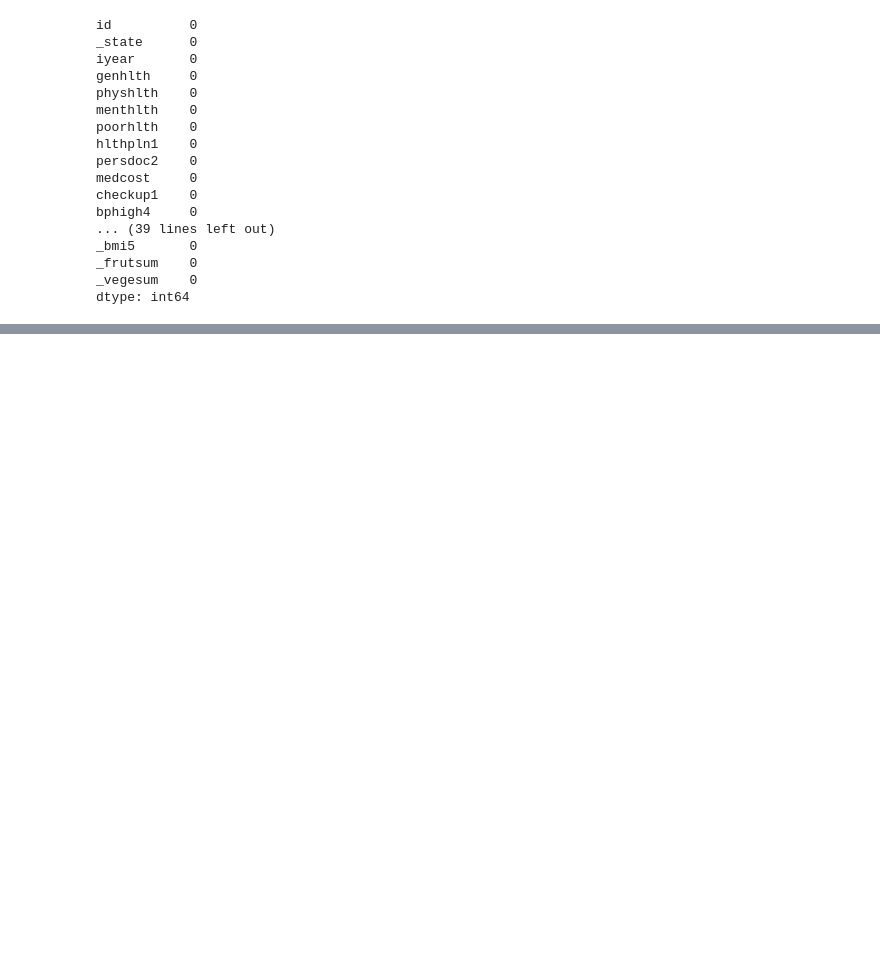
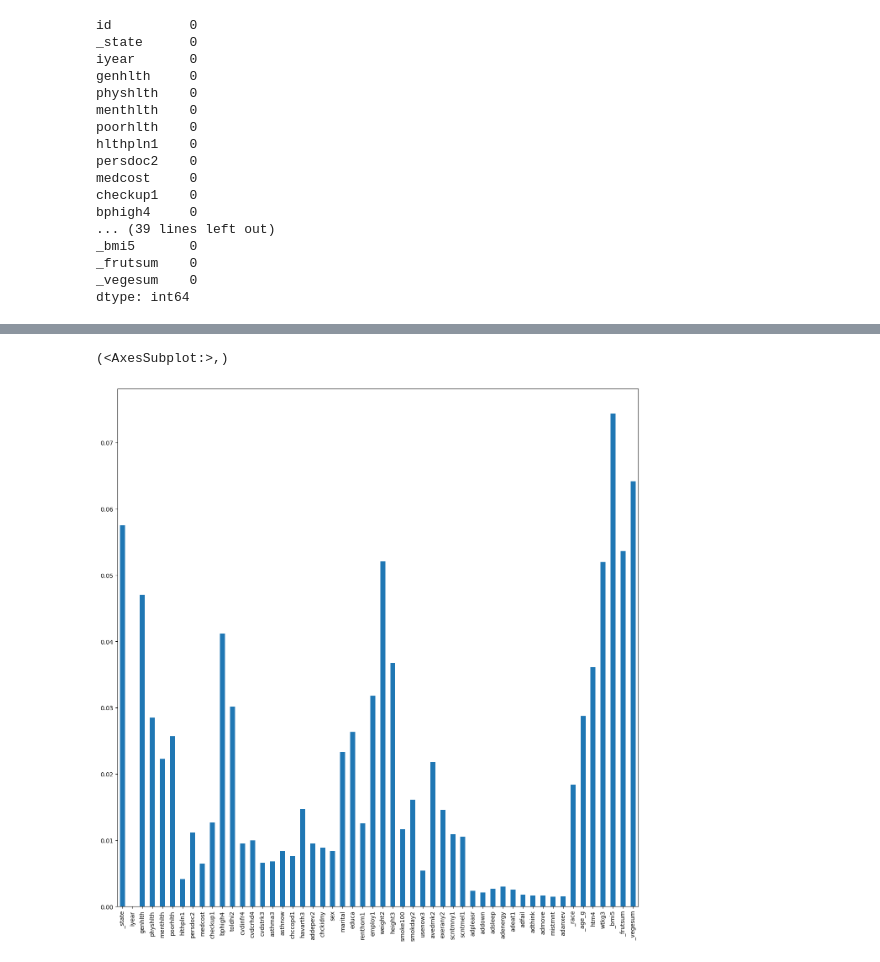
Before and after one commit to tbug-szoke/diabetes, a Jupyter notebook: 2015_EDA.ipynb, the cells around one changed output, grey strips where cells are left out. Drawn from its saved outputs; the diff is of its cells as text; code cells hidden in the pictures; blank space fills up the shorter version.

Commit message:
updated data prep eda and db schema

```diff
--- a/2015_EDA.ipynb
+++ b/2015_EDA.ipynb
@@ -148,0 +106,6 @@ dtype: int64
+# %%
+# split the data into X (features) and y (target):
+
+y = df['diabete3']
+X = df.drop(columns=['diabete3','id'])
+X.describe()
@@ -148,0 +130,5 @@ dtype: int64
+# %%
+# Split into training and testing data sets
+X_train, X_test, y_train, y_test = train_test_split(X,y, test_size = 0.33)
+
+Counter(y_train)
@@ -148,0 +137,14 @@ dtype: int64
+# %%
+# Scale the data
+
+scaler = StandardScaler()
+# Fitting the Standard Scaler with the training data.
+X_scaler = scaler.fit(X_train)
+
+# Scaling the data.
+X_train_scaled = X_scaler.transform(X_train)
+X_test_scaled = X_scaler.transform(X_test)
+# %%
+# Create and fit RandomForestClassifier
+rfc = RandomForestClassifier(n_estimators=128)
+rfc.fit(X_train_scaled, y_train)
@@ -148,0 +191,6 @@ dtype: int64
+# %%
+# Plot importances
+(pd.Series(rfc.feature_importances_, index=X.columns,).plot(kind='bar', figsize=(16,16)), )
+# %% [output]
+(<AxesSubplot:>,)
+[figure, added]
```
Also changed, not shown: parts of 30 cells of this notebook, 3 other files.
